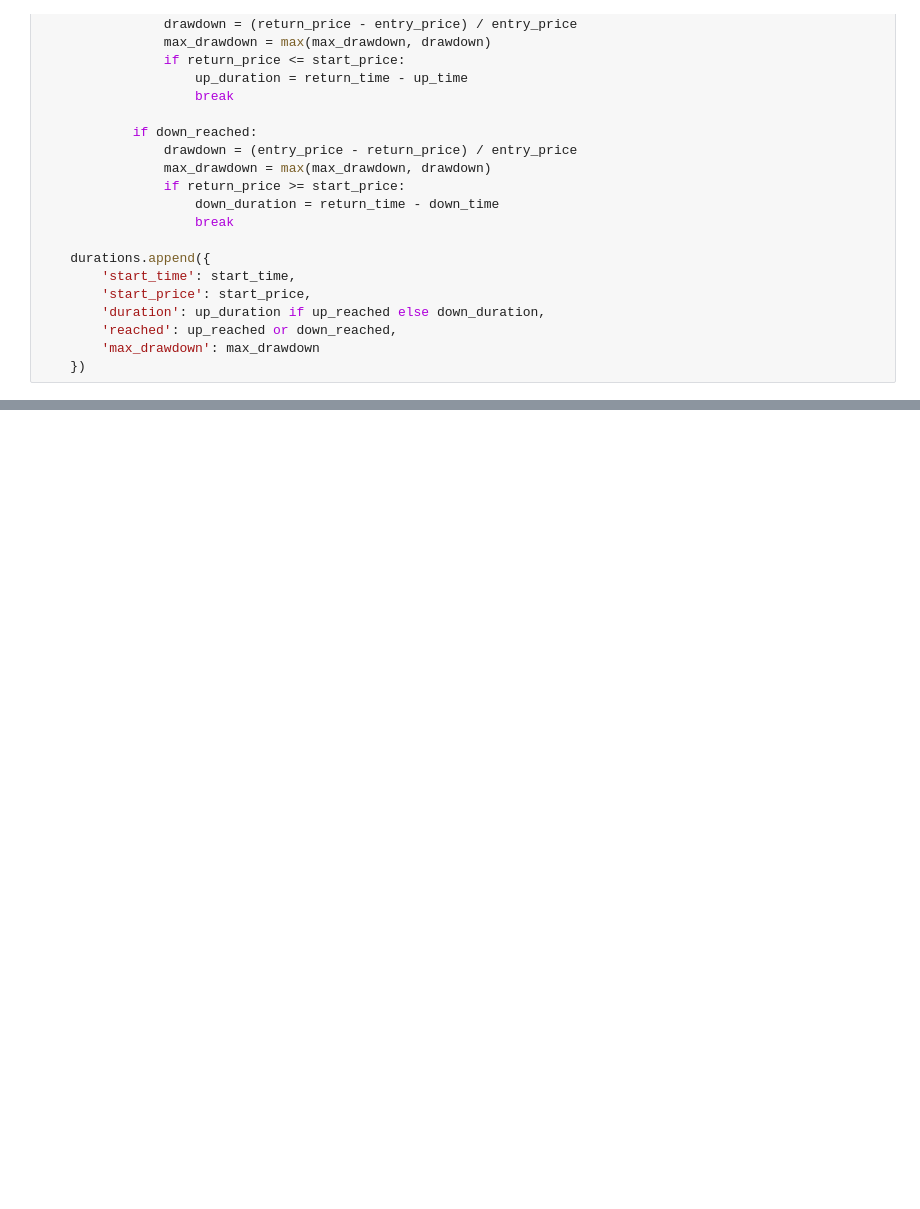
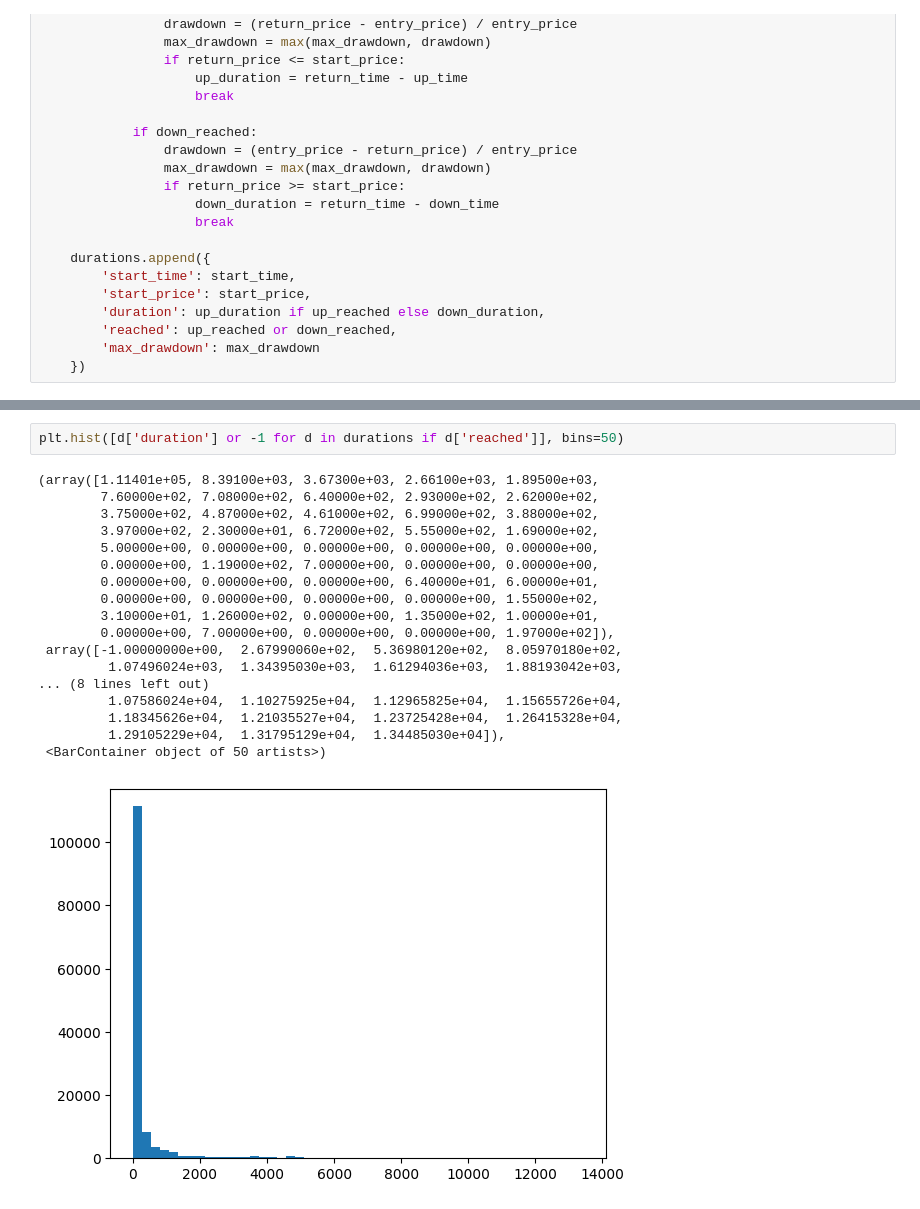
Before and after one commit to washingtonbase/binance, a Jupyter notebook: price-plot.ipynb, the cells around one changed output, grey strips where cells are left out. Cells and saved outputs as stored; diff of their text form; blank space fills up the shorter version.

```diff
--- a/price-plot.ipynb
+++ b/price-plot.ipynb
@@ -922,0 +841,21 @@ plt.hist([d['max_drawdown'] for d in durations], bins=50)
+# %%
+plt.hist([d['duration'] or -1 for d in durations if d['reached']], bins=50)
+# %% [output]
+(array([1.11401e+05, 8.39100e+03, 3.67300e+03, 2.66100e+03, 1.89500e+03,
+        7.60000e+02, 7.08000e+02, 6.40000e+02, 2.93000e+02, 2.62000e+02,
+        3.75000e+02, 4.87000e+02, 4.61000e+02, 6.99000e+02, 3.88000e+02,
+        3.97000e+02, 2.30000e+01, 6.72000e+02, 5.55000e+02, 1.69000e+02,
+        5.00000e+00, 0.00000e+00, 0.00000e+00, 0.00000e+00, 0.00000e+00,
+        0.00000e+00, 1.19000e+02, 7.00000e+00, 0.00000e+00, 0.00000e+00,
+        0.00000e+00, 0.00000e+00, 0.00000e+00, 6.40000e+01, 6.00000e+01,
+        0.00000e+00, 0.00000e+00, 0.00000e+00, 0.00000e+00, 1.55000e+02,
+        3.10000e+01, 1.26000e+02, 0.00000e+00, 1.35000e+02, 1.00000e+01,
+        0.00000e+00, 7.00000e+00, 0.00000e+00, 0.00000e+00, 1.97000e+02]),
+ array([-1.00000000e+00,  2.67990060e+02,  5.36980120e+02,  8.05970180e+02,
+         1.07496024e+03,  1.34395030e+03,  1.61294036e+03,  1.88193042e+03,
+... (8 lines left out)
+         1.07586024e+04,  1.10275925e+04,  1.12965825e+04,  1.15655726e+04,
+         1.18345626e+04,  1.21035527e+04,  1.23725428e+04,  1.26415328e+04,
+         1.29105229e+04,  1.31795129e+04,  1.34485030e+04]),
+ <BarContainer object of 50 artists>)
+[figure, added]
```
Also changed, not shown: parts of 11 cells of this notebook.
